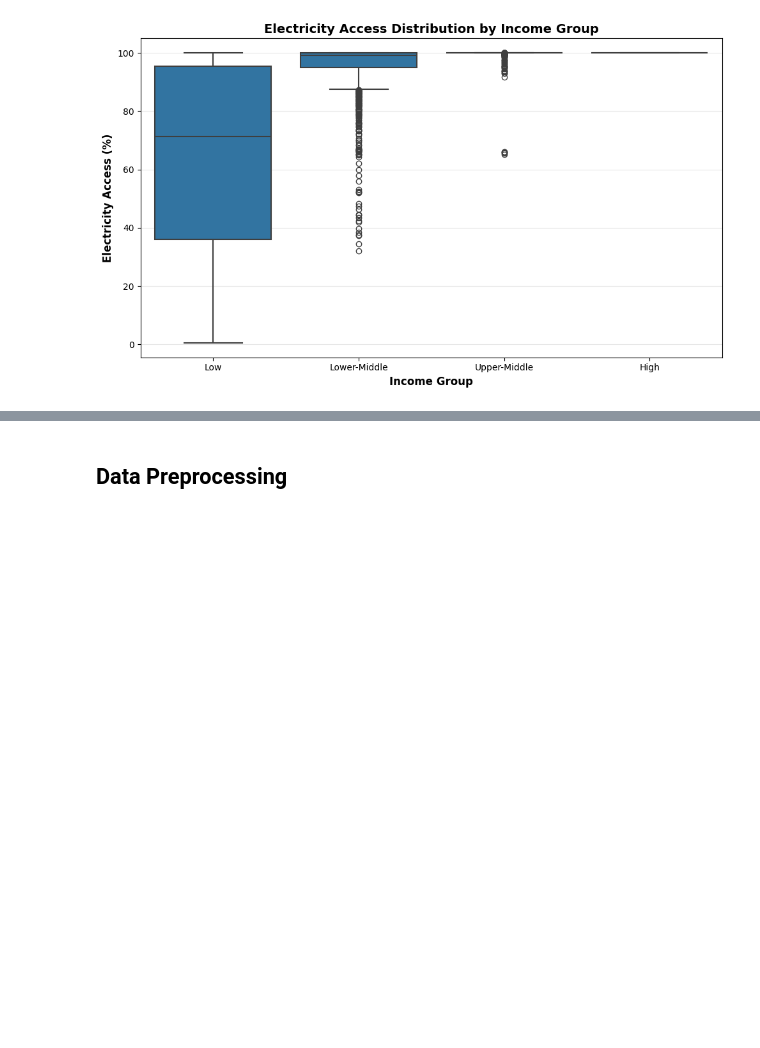
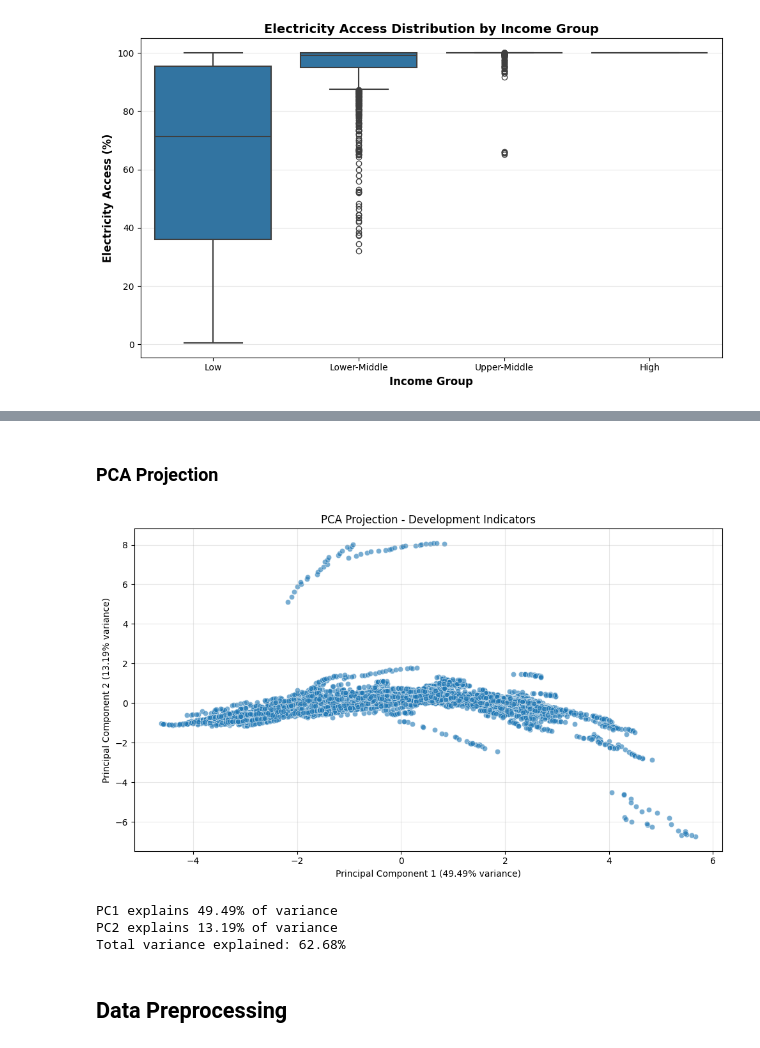
Before and after one commit to npydipati/CAP5771_npydipati, a Jupyter notebook: energy_poverty_prediction.ipynb, the cells around one changed output, grey strips where cells are left out. Cells and saved outputs as stored; diff of their text form; code cells hidden in the pictures; blank space fills up the shorter version.

```diff
--- a/energy_poverty_prediction.ipynb
+++ b/energy_poverty_prediction.ipynb
@@ -714,3 +844,39 @@ conn.close()
+# %% [markdown]
+### PCA Projection
+# %%
+# Select numeric features (drop non-numeric columns)
+
+features = df.select_dtypes(include="number").drop(columns=["year"], errors="ignore")
+
+# Remove rows with missing values
+features = features.dropna()
+
+# Standardize the features
+X_scaled = StandardScaler().fit_transform(features)
+
+# Apply PCA with 2 components
+pca = PCA(n_components=2)
+X_pca = pca.fit_transform(X_scaled)
+
+# Create the scatter plot
+plt.figure(figsize=(10, 6))
+sns.scatterplot(x=X_pca[:, 0], y=X_pca[:, 1], alpha=0.6)
+plt.xlabel(f"Principal Component 1 ({pca.explained_variance_ratio_[0]:.2%} variance)")
+plt.ylabel(f"Principal Component 2 ({pca.explained_variance_ratio_[1]:.2%} variance)")
+plt.title("PCA Projection - Development Indicators")
+plt.grid(True, alpha=0.3)
+plt.tight_layout()
+plt.show()
+
+# Print explained variance
+print(f"PC1 explains {pca.explained_variance_ratio_[0]:.2%} of variance")
+print(f"PC2 explains {pca.explained_variance_ratio_[1]:.2%} of variance")
+print(f"Total variance explained: {sum(pca.explained_variance_ratio_):.2%}")
+# %% [output]
+[figure, added]
+PC1 explains 49.49% of variance
+PC2 explains 13.19% of variance
+Total variance explained: 62.68%
 # %% [markdown]
 ## Data Preprocessing
 # %%
```
Also changed, not shown: parts of 18 cells of this notebook, 4 other files.
